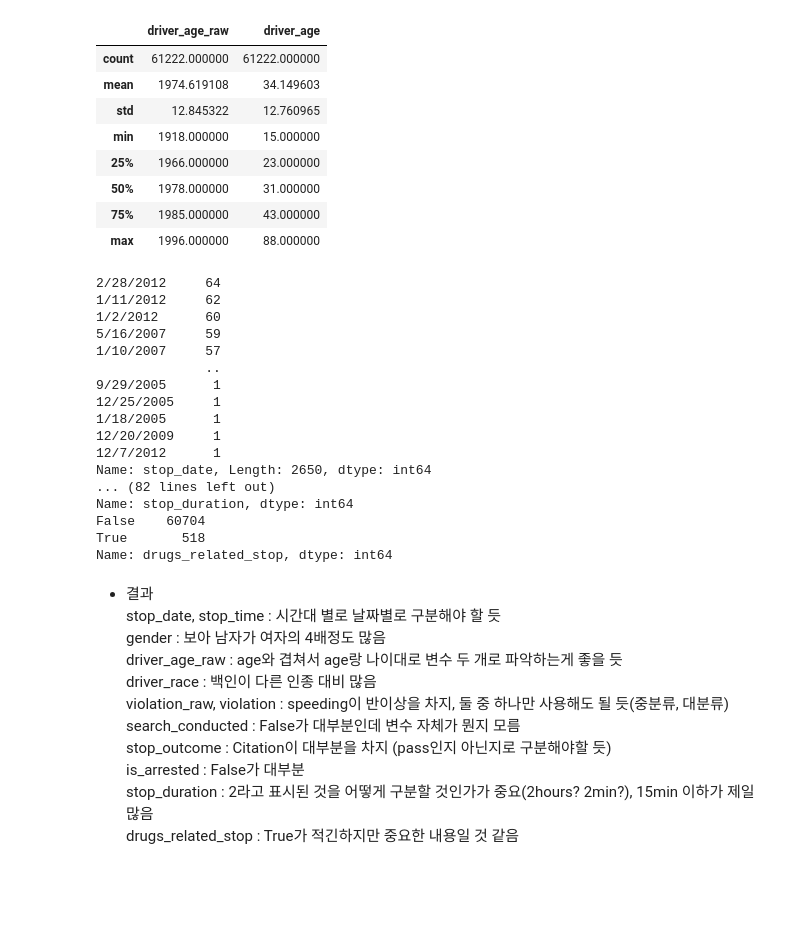
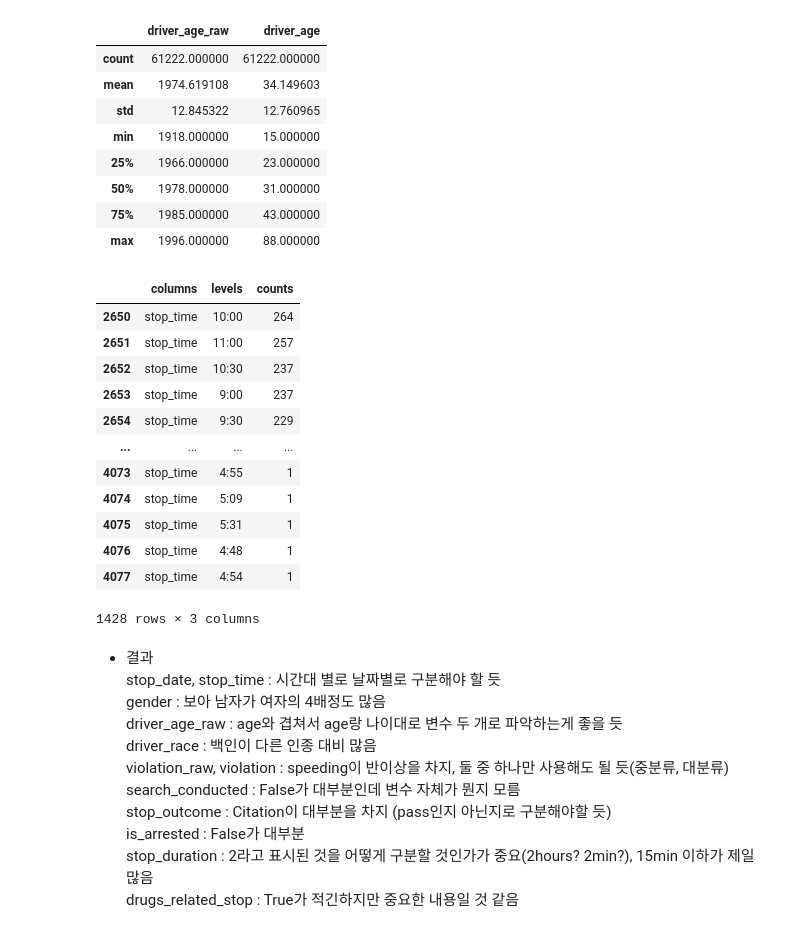
Before and after one commit to Jay-Jun123/DA_Project, a Jupyter notebook: Police/police.ipynb, the cells around one changed output. Cells and saved outputs as stored; diff of their text form; code cells hidden in the pictures; blank space fills up the shorter version.

Commit message:
add Polics code third and Courses first

```diff
--- a/Police/police.ipynb
+++ b/Police/police.ipynb
@@ -251,27 +251,5 @@ police3.describe()
 | 50% | 1978.000000 | 31.000000 |
 | 75% | 1985.000000 | 43.000000 |
 | max | 1996.000000 | 88.000000 |
-# %%
-for i in police3.columns :
-    i_freq = police3[i].value_counts()
-    print(i_freq)
-# %% [output]
-2/28/2012     64
-1/11/2012     62
-1/2/2012      60
-5/16/2007     59
-1/10/2007     57
-              ..
-9/29/2005      1
-12/25/2005     1
-1/18/2005      1
-12/20/2009     1
-12/7/2012      1
-Name: stop_date, Length: 2650, dtype: int64
-... (82 lines left out)
-Name: stop_duration, dtype: int64
-False    60704
-True       518
-Name: drugs_related_stop, dtype: int64
 # %%
 # 각 변수의 이름을 data명으로 value_counts 값 dataframe으로 출력
@@ -291,3 +267,19 @@ for idx, val in enumerate(police3.columns):
+# %%
+freq_stop_time
+# %% [output]
+|  | columns | levels | counts |
+| 2650 | stop_time | 10:00 | 264 |
+| 2651 | stop_time | 11:00 | 257 |
+| 2652 | stop_time | 10:30 | 237 |
+| 2653 | stop_time | 9:00 | 237 |
+| 2654 | stop_time | 9:30 | 229 |
+| ... | ... | ... | ... |
+| 4073 | stop_time | 4:55 | 1 |
+| 4074 | stop_time | 5:09 | 1 |
+| 4075 | stop_time | 5:31 | 1 |
+| 4076 | stop_time | 4:48 | 1 |
+| 4077 | stop_time | 4:54 | 1 |
+1428 rows × 3 columns
 # %% [markdown]
 - 결과
 stop_date, stop_time : 시간대 별로 날짜별로 구분해야 할 듯
```
Also changed, not shown: parts of 1 cell of this notebook, 2 other files.
